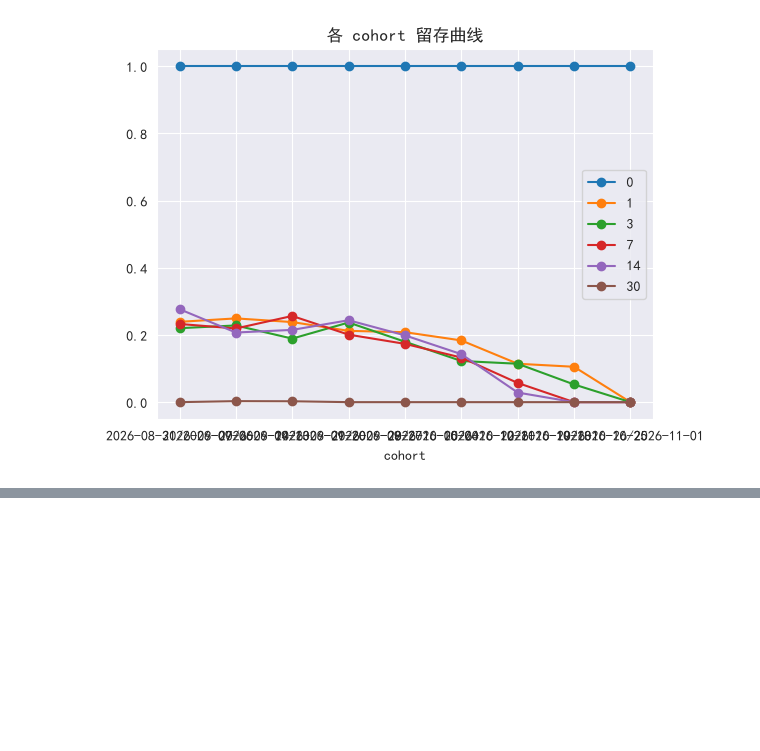
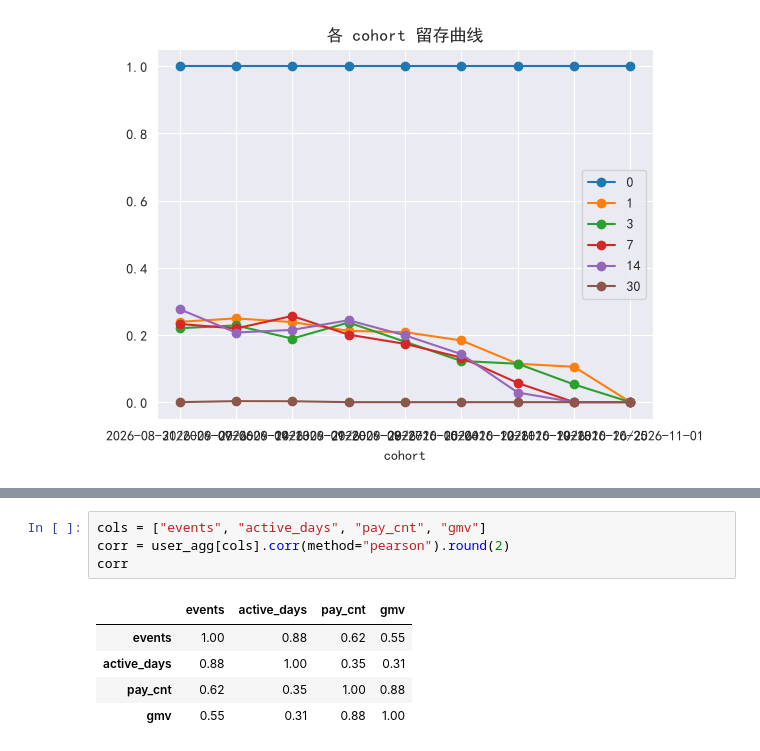
Before and after one commit to AAA-Smile/Data_Analysis_Process_Training, a Jupyter notebook: Python/analysis.ipynb, the cells around one changed output, grey strips where cells are left out. Cells and saved outputs as stored; diff of their text form; blank space fills up the shorter version.

```diff
--- a/Python/analysis.ipynb
+++ b/Python/analysis.ipynb
@@ -331,0 +357,10 @@ retention.plot(marker="o", title="各 cohort 留存曲线")
+# %%
+cols = ["events", "active_days", "pay_cnt", "gmv"]
+corr = user_agg[cols].corr(method="pearson").round(2)
+corr
+# %% [output]
+|  | events | active_days | pay_cnt | gmv |
+| events | 1.00 | 0.88 | 0.62 | 0.55 |
+| active_days | 0.88 | 1.00 | 0.35 | 0.31 |
+| pay_cnt | 0.62 | 0.35 | 1.00 | 0.88 |
+| gmv | 0.55 | 0.31 | 0.88 | 1.00 |
```
Also changed, not shown: parts of 4 cells of this notebook, 1 other file.
